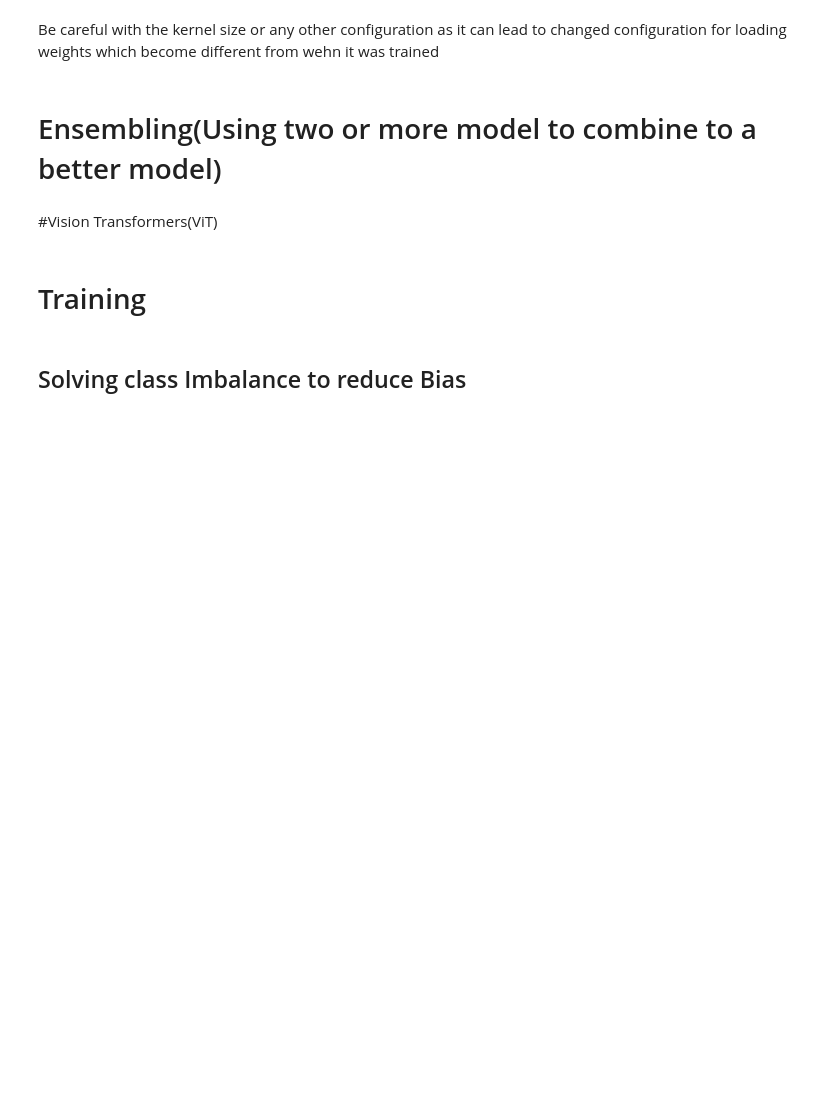
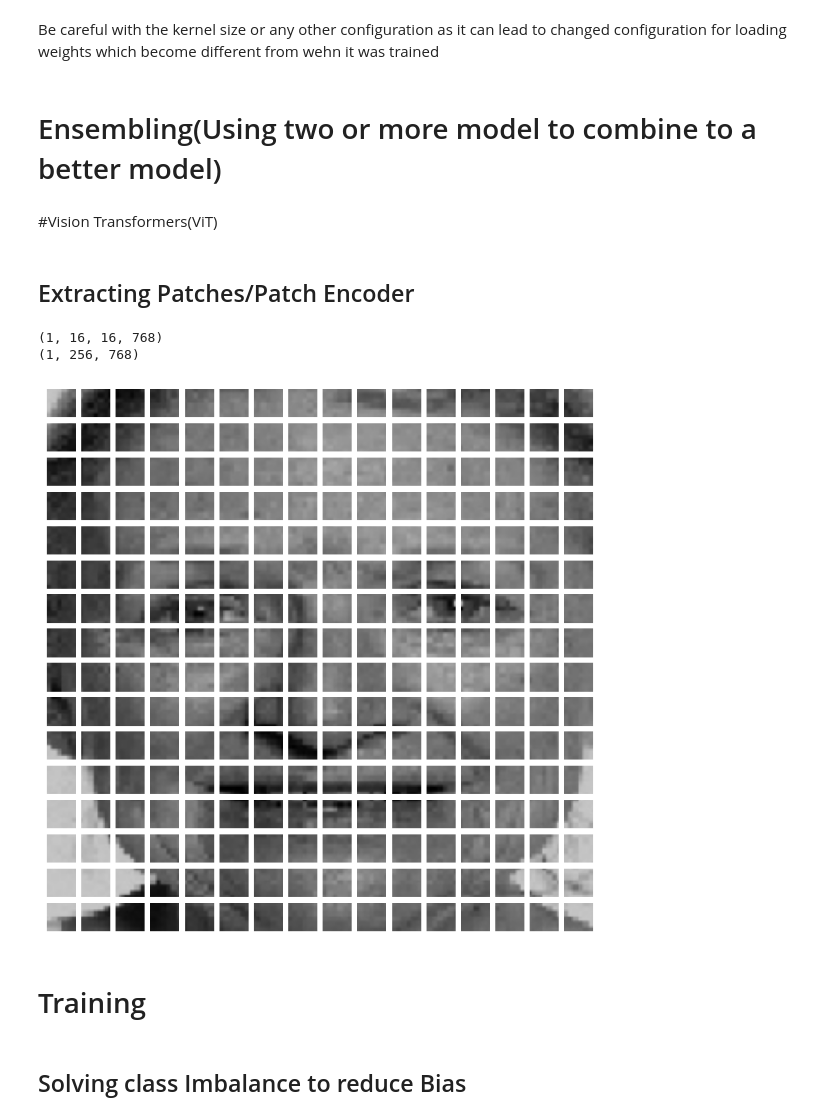
Before and after one commit to rakibulhaque9954/Emotion_model-sec-17-Vision-Transfomers, a Jupyter notebook: Emotion_model(sec_17)Vision_Transfomers.ipynb, the cells around one changed output. Saved outputs shown, nothing was run; the diff lists cells and outputs as text; code cells hidden in the pictures; blank space fills up the shorter version.

```diff
--- a/Emotion_model(sec_17)Vision_Transfomers.ipynb
+++ b/Emotion_model(sec_17)Vision_Transfomers.ipynb
@@ -59,7 +59,8 @@ CONFIGURATION =  {
     'POOL_SIZE': 2,
     'N_DENSE_1': 100,
     'N_DENSE_2': 10,
-    'NUM_CLASSES': 3
+    'NUM_CLASSES': 3,
+    'PATCH_SIZE': 16
 
 }
 # %%
@@ -442,6 +443,39 @@ output = (0.5 * y_1) + (0.5 * y_2)
 ensemble_model = Model(inputs = inputs, outputs = output)
 # %% [markdown]
 #Vision Transformers(ViT)
+# %% [markdown]
+## Extracting Patches/Patch Encoder
+# %%
+test_image = cv2.imread('/content/dataset/Emotions Dataset/Emotions Dataset/test/happy/110020.jpg_brightness_2.jpg')
+
+test_image = cv2.resize(test_image, (CONFIGURATION['IM_SIZE'], CONFIGURATION['IM_SIZE']))
+# %%
+patches = tf.image.extract_patches(images = tf.expand_dims(test_image, axis = 0),
+                           sizes = [1, CONFIGURATION['PATCH_SIZE'], CONFIGURATION['PATCH_SIZE'], 1],
+                           strides = [1, CONFIGURATION['PATCH_SIZE'], CONFIGURATION['PATCH_SIZE'], 1], # we wanna keep the strides 16, 16 for not missing any part
+                           rates = [ 1, 1, 1, 1],
+                           padding = 'VALID')
+# %%
+print(patches.shape)
+# basically the 16 x 16 patch size will equate to 256 and since there are 3 channels(RGB) then 256 x 3 = 768,
+# this explains the shape
+# the we need to reshape the image so that the patches are in sequence and belong to the same sequence
+patches = tf.reshape(patches, (patches.shape[0], -1, 768)) # -1 means the last length as well which is -1 we can do it explicitly as well
+print(patches.shape)
+# %% [output]
+(1, 16, 16, 768)
+(1, 256, 768)
+# %%
+# visualize the patches
+plt.figure(figsize= (8, 8))
+
+for i in range(patches.shape[1]):
+
+    ax = plt.subplot(16, 16, i + 1)
+    plt.imshow(tf.reshape(patches[0, i, :], (16, 16, 3)))
+    plt.axis('off')
+# %% [output]
+[figure, added]
 # %% [markdown]
 # Training
 # %%
```
